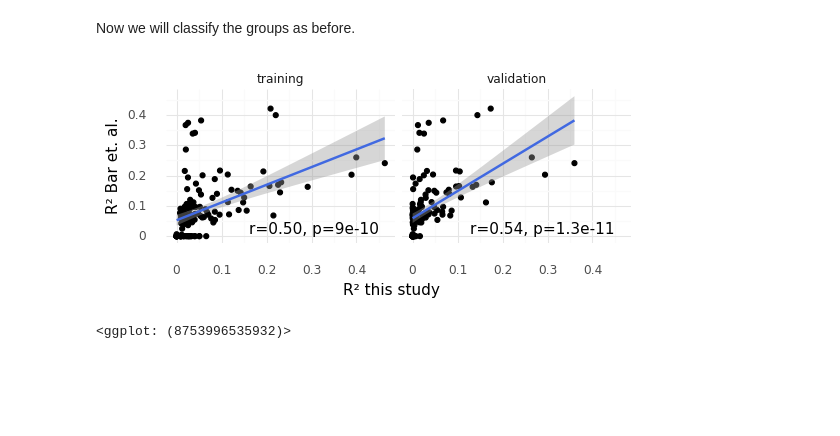
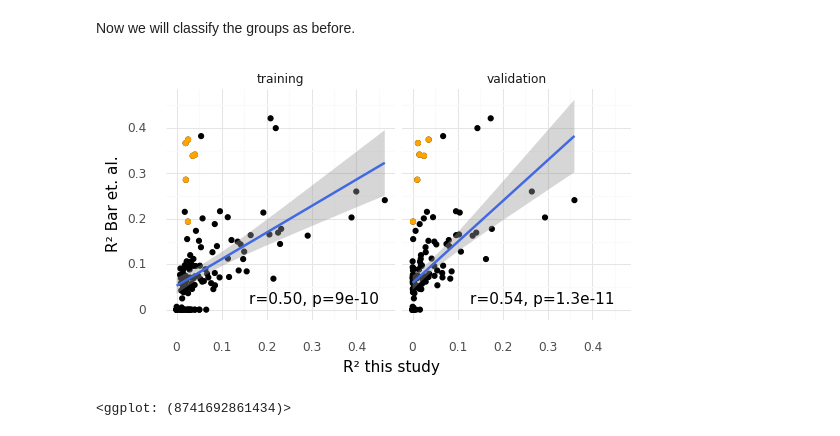
Before and after one commit to Gibbons-Lab/2021_gene_environment_interactions, a Jupyter notebook: gxe/external_variances.ipynb, the cells around one changed output. Saved outputs shown, nothing was run; the diff lists cells and outputs as text; code cells hidden in the pictures; blank space fills up the shorter version.

```diff
--- a/gxe/external_variances.ipynb
+++ b/gxe/external_variances.ipynb
@@ -44,27 +44,28 @@ comparison = pd.concat([train_r_sq, valid_r_sq])
 # %%
 from plotnine import *
 from scipy.stats import pearsonr
 
 theme_set(theme_minimal())
 
 cor = comparison.groupby("cohort").apply(lambda df: pd.Series(pearsonr(df.micro_r2_x, df.micro_r2_y), index=["r", "p"])).reset_index()
 cor["label"] = [f"r={row.r:.2f}, p={row.p:.2g}" for _, row in cor.iterrows()]
 
 pl = (
     ggplot(comparison)
     + aes(x="micro_r2_x", y="micro_r2_y")
     + geom_point()
+    + geom_point(data=comparison.dropna(subset=["SUB_PATHWAY_x"])[comparison.dropna(subset=["SUB_PATHWAY_x"]).SUB_PATHWAY_x.str.startswith("Xanthine")], color="orange")
     + geom_text(cor, aes(label="label"), x=0.45, y=0.025, ha="right")
     + stat_smooth(method="lm", color="royalblue")
     + facet_wrap("~ cohort")
     + labs(x="R² this study", y="R² Bar et. al.")
     + theme(figure_size=(6, 3))
 )
 pl.save("figures/external_r2_microbiome.pdf", width=6, height=3)
 pl
 # %% [output]
-[figure, old version]
+[figure, new version]
-<ggplot: (8753996535932)>
+<ggplot: (8741692861434)>
 # %%
 from plotnine import *
 from scipy.stats import pearsonr
```
Also changed, not shown: parts of 4 cells of this notebook, 51 other files.
